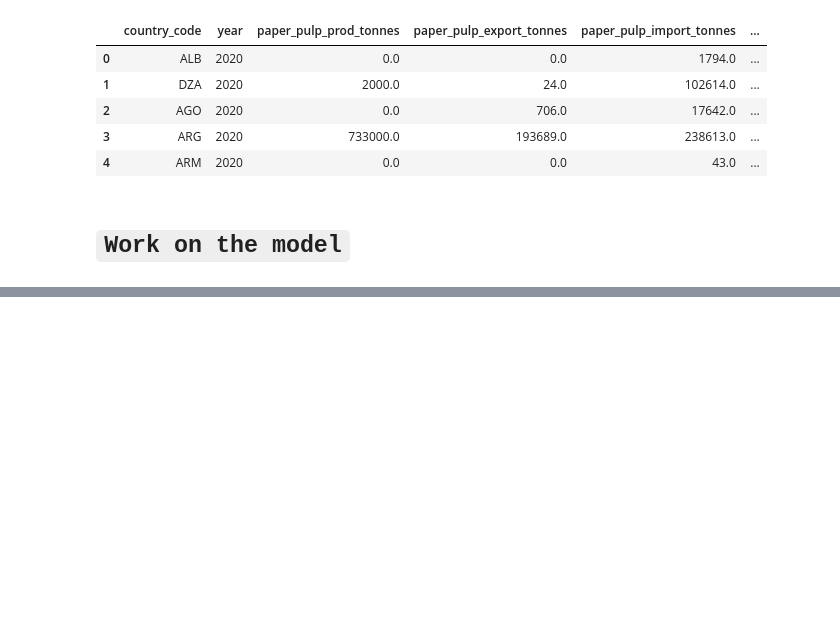
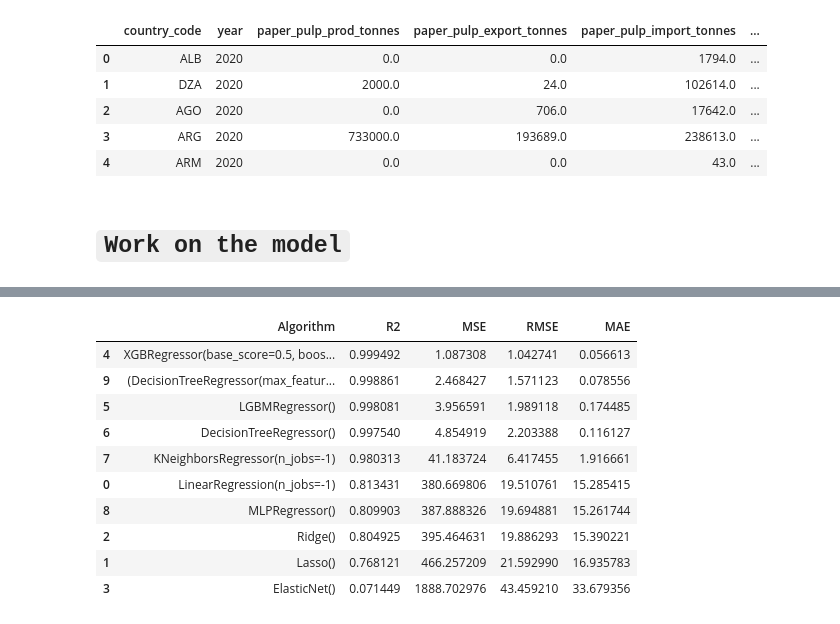
Before and after one commit to fabio1623/final-project, a Jupyter notebook: solution-model.ipynb, the cells around one changed output, grey strips where cells are left out. Cells and saved outputs as stored; diff of their text form; code cells hidden in the pictures; blank space fills up the shorter version.

```diff
--- a/solution-model.ipynb
+++ b/solution-model.ipynb
@@ -236,0 +404,15 @@ dtype: int64
+# %%
+results_wood_pulp_price = compare_models(models=models_to_test, dataframe=data.drop('paper_price', axis=1), label='wood_pulp_price')
+display_ordered_rmse(results_wood_pulp_price['summary'])
+# %% [output]
+|  | Algorithm | R2 | MSE | RMSE | MAE |
+| 4 | XGBRegressor(base_score=0.5, boos... | 0.999492 | 1.087308 | 1.042741 | 0.056613 |
+| 9 | (DecisionTreeRegressor(max_featur... | 0.998861 | 2.468427 | 1.571123 | 0.078556 |
+| 5 | LGBMRegressor() | 0.998081 | 3.956591 | 1.989118 | 0.174485 |
+| 6 | DecisionTreeRegressor() | 0.997540 | 4.854919 | 2.203388 | 0.116127 |
+| 7 | KNeighborsRegressor(n_jobs=-1) | 0.980313 | 41.183724 | 6.417455 | 1.916661 |
+| 0 | LinearRegression(n_jobs=-1) | 0.813431 | 380.669806 | 19.510761 | 15.285415 |
+| 8 | MLPRegressor() | 0.809903 | 387.888326 | 19.694881 | 15.261744 |
+| 2 | Ridge() | 0.804925 | 395.464631 | 19.886293 | 15.390221 |
+| 1 | Lasso() | 0.768121 | 466.257209 | 21.592990 | 16.935783 |
+| 3 | ElasticNet() | 0.071449 | 1888.702976 | 43.459210 | 33.679356 |
```
Also changed, not shown: parts of 17 cells of this notebook, 3 other files.
